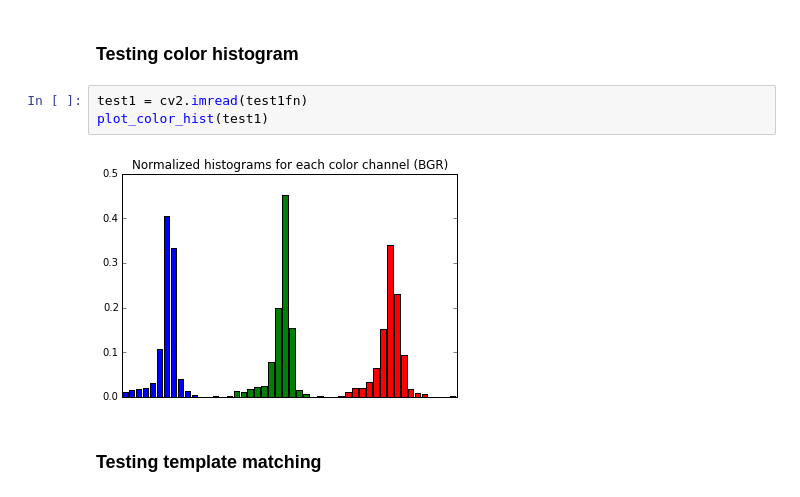
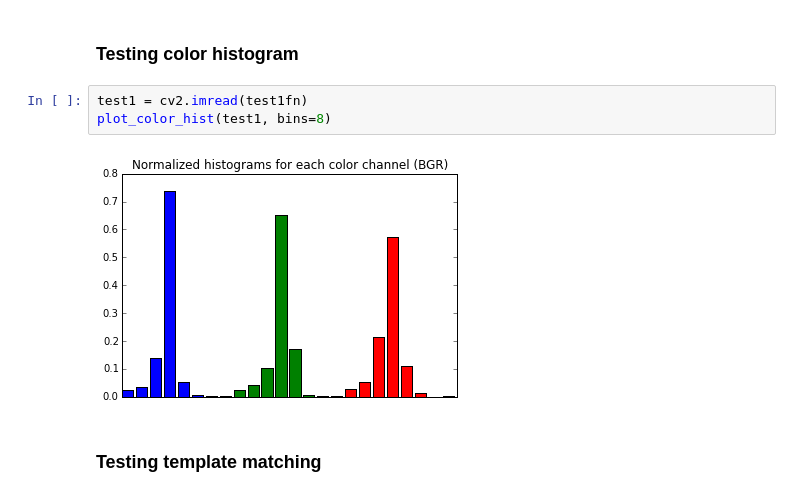
Before and after one commit to pmav99/BuildingDetector, a Jupyter notebook: ipython/3_Creating_modules.ipynb, the cells around one changed output. Drawn from its saved outputs; the diff is of its cells as text.

```diff
--- a/ipython/3_Creating_modules.ipynb
+++ b/ipython/3_Creating_modules.ipynb
@@ -18,9 +18,9 @@ IPython.display.Image(test1fn)
 ### Testing color histogram
 # %%
 test1 = cv2.imread(test1fn)
-plot_color_hist(test1)
+plot_color_hist(test1, bins=8)
 # %% [output]
-[figure, old version]
+[figure, new version]
 # %% [markdown]
 ### Testing template matching
 # %% [markdown]
```
Also changed, not shown: parts of 1 cell of this notebook, 3 other files.
